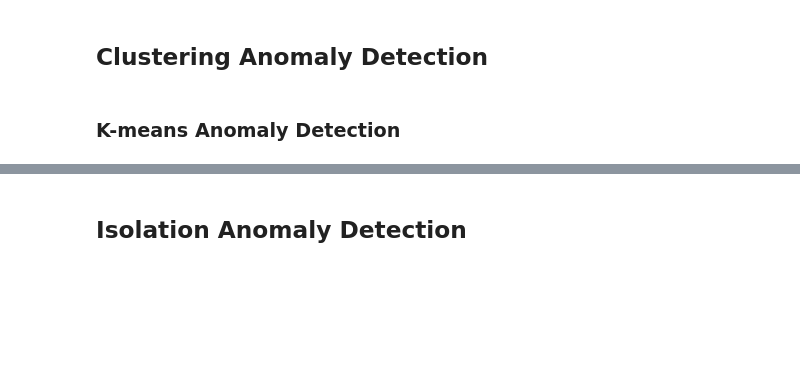
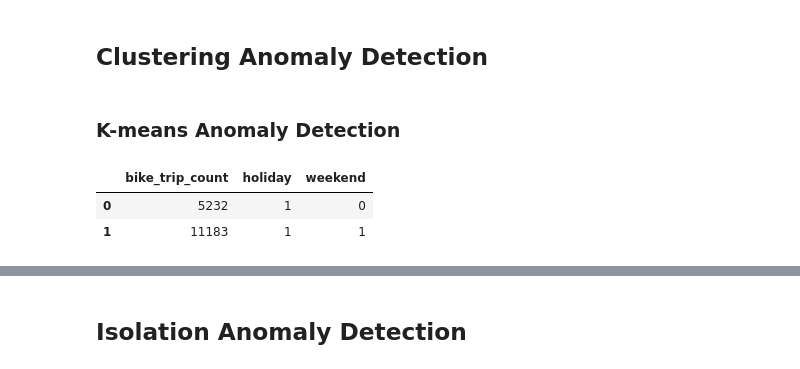
Before and after one commit to gperrin12/anomaly_detection_NYC_transit, a Jupyter notebook: Citi_Month_Stat_Agg.ipynb, the cells around one changed output, grey strips where cells are left out. Saved outputs shown, nothing was run; the diff lists cells and outputs as text; code cells hidden in the pictures; blank space fills up the shorter version.

```diff
--- a/Citi_Month_Stat_Agg.ipynb
+++ b/Citi_Month_Stat_Agg.ipynb
@@ -200,7 +205,9 @@ holidays_all = pd.concat([holidays,
                          "Day Before " + holidays.shift(-1, 'D'),
                          "Day After " + holidays.shift(1, 'D')])
 holidays_all = holidays_all.sort_index()
+# %%
+citi_df_all_day['bike_date'] = pd.to_datetime(citi_df_all_day['bike_date'])
 # %%
 #add holiday dummy variable
-citi_day_by_station['holiday'] = 0
-citi_day_by_station['holiday'][citi_day_by_station['bike_date'].isin(holidays_all.index.date)] = 1
+citi_df_all_day['holiday'] = 0
+citi_df_all_day['holiday'][citi_df_all_day['bike_date'].isin(holidays_all.index.date)] = 1
@@ -207,4 +228,4 @@ citi_day_by_station['holiday'][citi_day_by_station['bike_date'].isin(holidays_al
 # %%
-citi_day_by_station['day_of_week'] = citi_day_by_station.taxi_date.apply(lambda x: x.weekday())
+citi_df_all_day['day_of_week'] = citi_df_all_day.bike_date.apply(lambda x: x.weekday())
 # %%
 #control for Friday / Saturday nights
@@ -217,8 +243,12 @@ citi_day_by_station['weekend'][(citi_day_by_station['day_of_week'] == 4) | (citi
 # %%
 cluster_features = ['bike_trip_count', 'holiday', 'weekend']
 # %%
-X = citi_day_by_station[cluster_features]
+X = citi_df_all_day[cluster_features]
 X.head(2)
+# %% [output]
+|  | bike_trip_count | holiday | weekend |
+| 0 | 5232 | 1 | 0 |
+| 1 | 11183 | 1 | 1 |
 # %%
 #normalize columns
 for i in X.columns:
```
Also changed, not shown: parts of 29 cells of this notebook.
